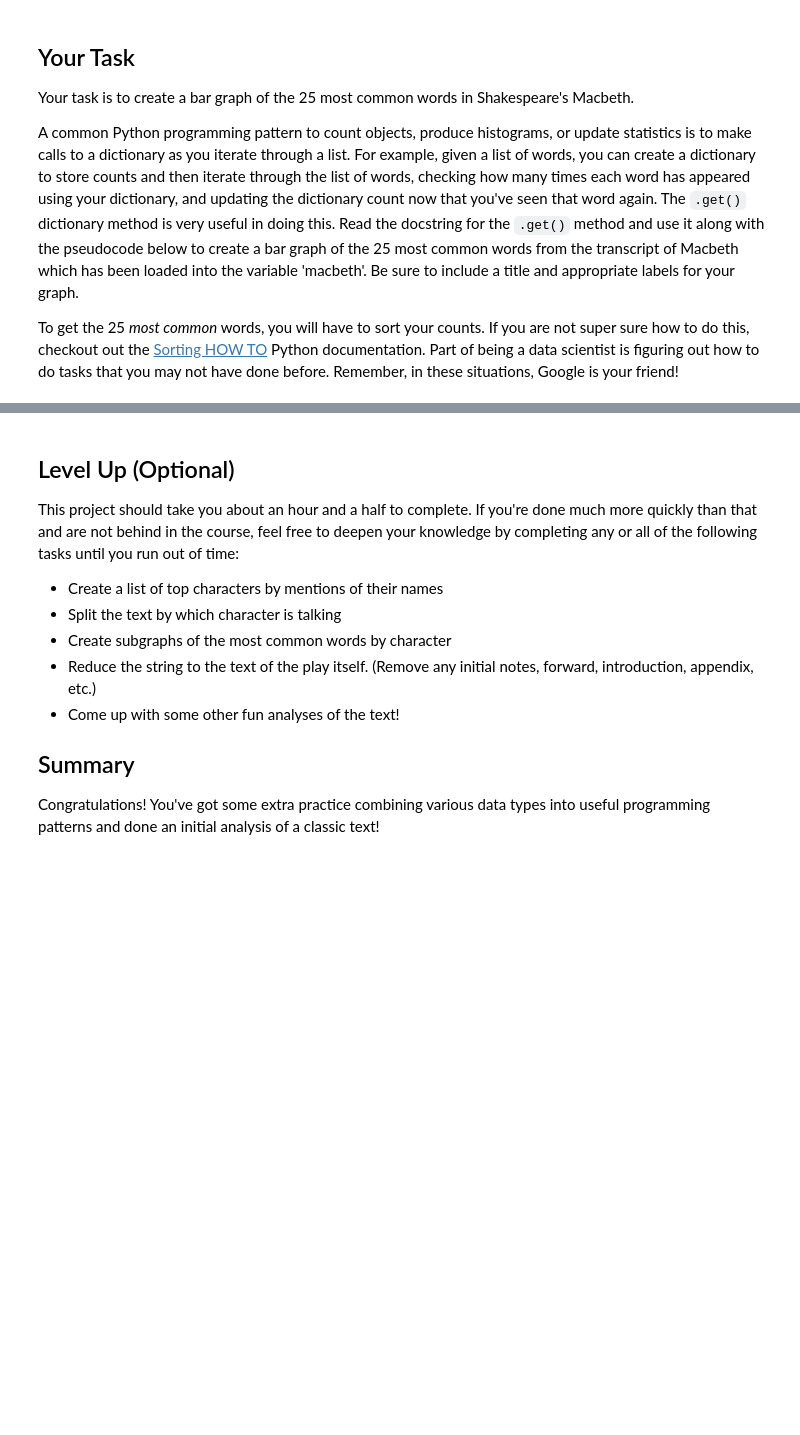
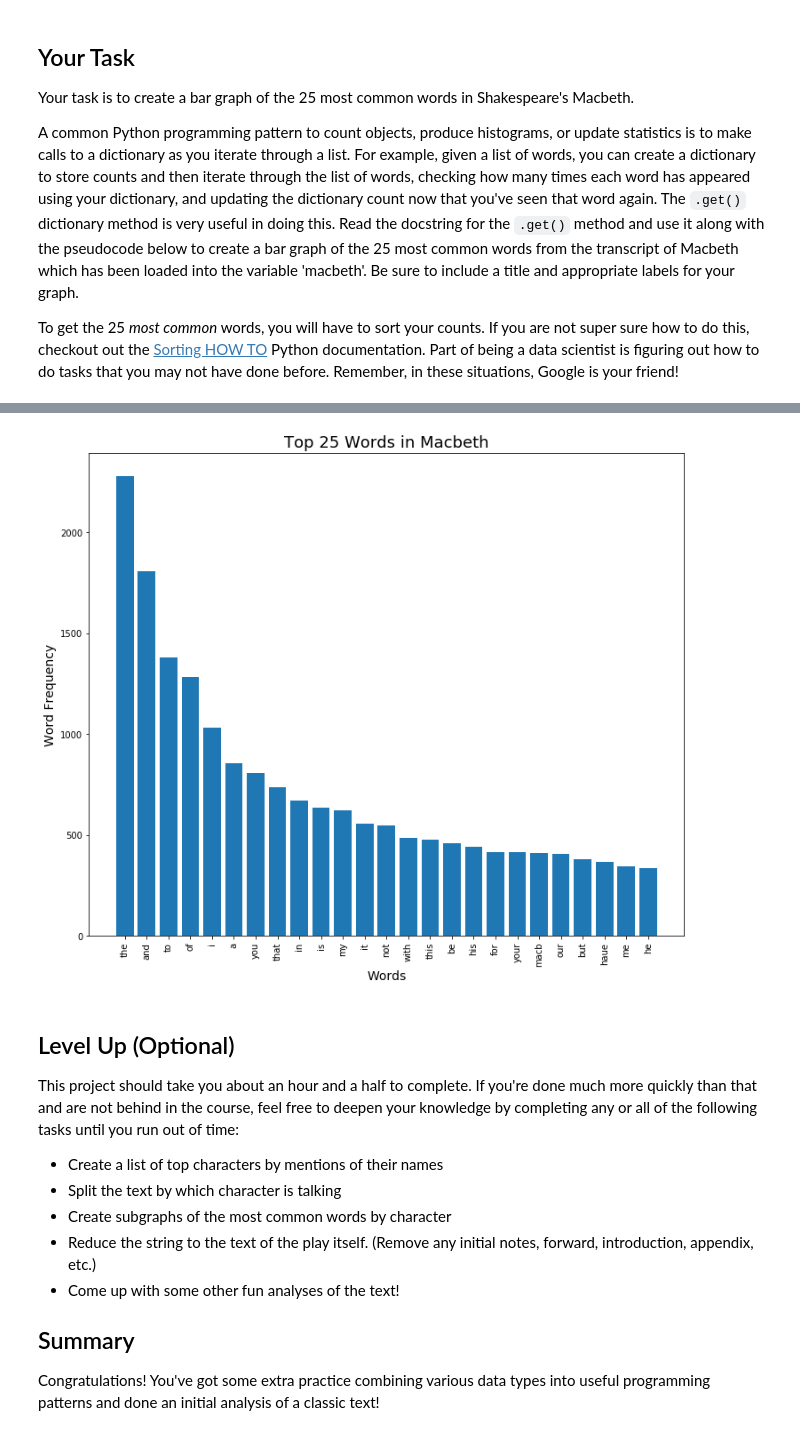
Before and after one commit to zero731/dsc-analyzing-macbeth-project-v2-1-onl01-dtsc-ft-070620, a Jupyter notebook: index.ipynb, the cells around one changed output, grey strips where cells are left out. Drawn from its saved outputs; the diff is of its cells as text; code cells hidden in the pictures; blank space fills up the shorter version.

```diff
--- a/index.ipynb
+++ b/index.ipynb
@@ -76,16 +102,23 @@ word_freq = {} # or dict()
 # Iterate through the text of Macbeth
 for word in macbeth_list:
 
+    ## Clean data so that all words are lower case -- otherwise 'The' and 'the' treated as 2 different words
     word = word.lower()
 
-    # Update word counts
+    ## Loop through punc to remove
+    for punc in punc_list:
+        word = word.replace(punc, '')
+    #print(word)
+
+# Update word counts
         ## Find the word in the dict,
-        ### if it's not already in the dictionary as a key, return 0 as the value for that key
+        ## if it's not already in the dictionary as a key, return 0 as the value for that key
     count = word_freq.get(word, 0)
-    print(count)
-    print("\n")
+    #print(count)
+    #print("\n")
 
-        ## Add the word to the dictionary as a key with its count as its value
-    word_freq[word] = count + 1
+        ## Add the word to the dictionary as a key with its count as its value (incr count by 1 ea time)
+    word_freq[word] = count+1
+
 word_freq
 # %% [output]
@@ -108,3 +141,6 @@ word_freq
  ...}
 # %%
 # Sort words by counts in descending order
+words_sort = sorted(word_freq, key=lambda word: word_freq[word], reverse=True)
+
+words_sort[0:25]
@@ -115,0 +165,6 @@ TypeError: get expected at least 1 arguments, got 0
+# %%
+# Create a list of counts of the words that have been sorted in descending order of counts
+counts_sort = []
+for word in words_sort:
+    counts_sort.append(word_freq[word])
+counts_sort
@@ -115,0 +189,4 @@ TypeError: get expected at least 1 arguments, got 0
+# %%
+# Only want to work with the top 25 words and their counts
+top_words = words_sort[:25]
+top_counts = counts_sort[:25]
@@ -116,3 +211,16 @@ TypeError: get expected at least 1 arguments, got 0
+# %%
+# Create Bar Graph
+plt.figure(figsize = (12,10))
+plt.bar(top_words, top_counts)
+
+# Include descriptive titles and labels
+plt.title('Top 25 Words in Macbeth', fontdict={'fontsize':18})
+plt.xlabel('Words', fontdict={'fontsize':14})
+plt.ylabel('Word Frequency', fontdict={'fontsize':14})
+plt.xticks(rotation='vertical')
+plt.show()
+# %% [output]
+[figure, added]
 # %% [markdown]
 ## Level Up (Optional)
 This project should take you about an hour and a half to complete. If you're done much more quickly than that and are not behind in the course, feel free to deepen your knowledge by completing any or all of the following tasks until you run out of time:
```
Also changed, not shown: parts of 9 cells of this notebook.
